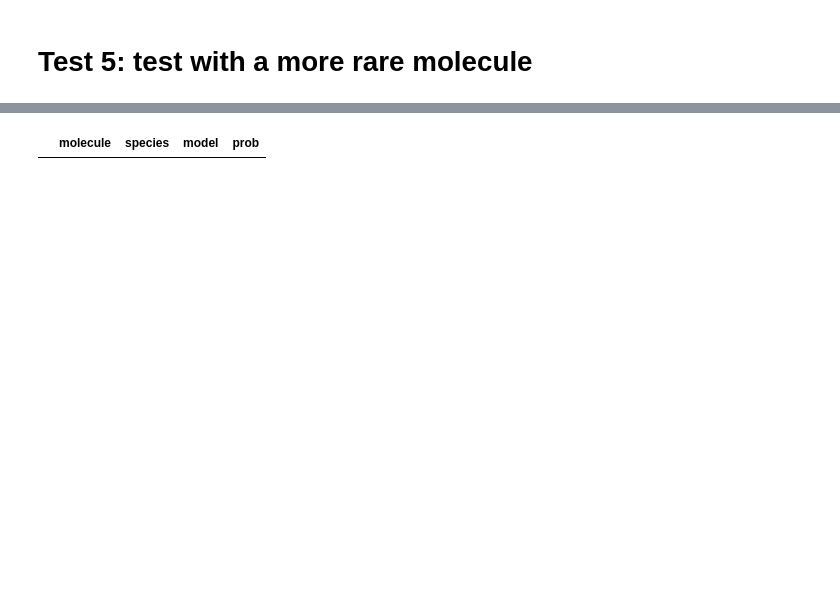
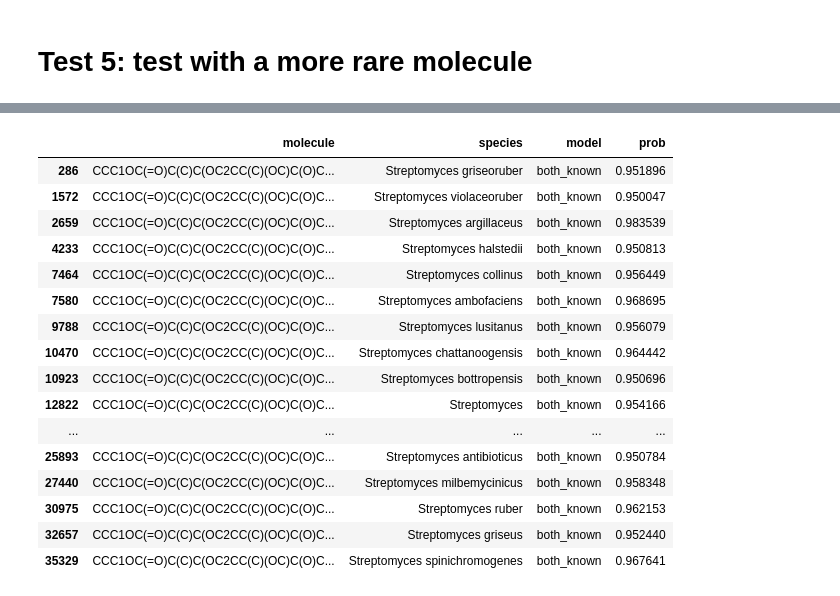
Before and after one commit to anticipated-chemistry-of-life/GNN, a Jupyter notebook: test_pipeline.ipynb, the cells around one changed output, grey strips where cells are left out. Saved outputs shown, nothing was run; the diff lists cells and outputs as text; code cells hidden in the pictures; blank space fills up the shorter version.

```diff
--- a/test_pipeline.ipynb
+++ b/test_pipeline.ipynb
@@ -237,7 +237,7 @@ out_4[out_4.prob>0.95]
 # %% [markdown]
 # Test 5: test with a more rare molecule
 # %%
-mol = 'CCCCCc1cc(O)c2c(c1)OC(C)(C)C1CCC(C)=CC21'
+mol = 'CCC1OC(=O)C(C)C(OC2CC(C)(OC)C(O)C(C)O2)C(C)C(OC2OC(C)CC(N(C)C)C2O)C(C)(O)CC(C)C(=O)C(C)C(O)C1(C)O'
 data_5 = pd.DataFrame(
     {'molecule': mol,
      'species': list(set(species_features_dummy.index)-set(sku[sku.structure_smiles_2D==mol].organism_name))}
@@ -290,4 +290,20 @@ plt.hist(out_5.prob, bins=200)
 # %%
-out_5[out_5.prob>0.98]
+out_5[out_5.prob>0.95]
 # %% [output]
 |  | molecule | species | model | prob |
+| 286 | CCC1OC(=O)C(C)C(OC2CC(C)(OC)C(O)C... | Streptomyces griseoruber | both_known | 0.951896 |
+| 1572 | CCC1OC(=O)C(C)C(OC2CC(C)(OC)C(O)C... | Streptomyces violaceoruber | both_known | 0.950047 |
+| 2659 | CCC1OC(=O)C(C)C(OC2CC(C)(OC)C(O)C... | Streptomyces argillaceus | both_known | 0.983539 |
+| 4233 | CCC1OC(=O)C(C)C(OC2CC(C)(OC)C(O)C... | Streptomyces halstedii | both_known | 0.950813 |
+| 7464 | CCC1OC(=O)C(C)C(OC2CC(C)(OC)C(O)C... | Streptomyces collinus | both_known | 0.956449 |
+| 7580 | CCC1OC(=O)C(C)C(OC2CC(C)(OC)C(O)C... | Streptomyces ambofaciens | both_known | 0.968695 |
+| 9788 | CCC1OC(=O)C(C)C(OC2CC(C)(OC)C(O)C... | Streptomyces lusitanus | both_known | 0.956079 |
+| 10470 | CCC1OC(=O)C(C)C(OC2CC(C)(OC)C(O)C... | Streptomyces chattanoogensis | both_known | 0.964442 |
+| 10923 | CCC1OC(=O)C(C)C(OC2CC(C)(OC)C(O)C... | Streptomyces bottropensis | both_known | 0.950696 |
+| 12822 | CCC1OC(=O)C(C)C(OC2CC(C)(OC)C(O)C... | Streptomyces | both_known | 0.954166 |
+| ... | ... | ... | ... | ... |
+| 25893 | CCC1OC(=O)C(C)C(OC2CC(C)(OC)C(O)C... | Streptomyces antibioticus | both_known | 0.950784 |
+| 27440 | CCC1OC(=O)C(C)C(OC2CC(C)(OC)C(O)C... | Streptomyces milbemycinicus | both_known | 0.958348 |
+| 30975 | CCC1OC(=O)C(C)C(OC2CC(C)(OC)C(O)C... | Streptomyces ruber | both_known | 0.962153 |
+| 32657 | CCC1OC(=O)C(C)C(OC2CC(C)(OC)C(O)C... | Streptomyces griseus | both_known | 0.952440 |
+| 35329 | CCC1OC(=O)C(C)C(OC2CC(C)(OC)C(O)C... | Streptomyces spinichromogenes | both_known | 0.967641 |
```
Also changed, not shown: parts of 13 cells of this notebook, 12 other files.
